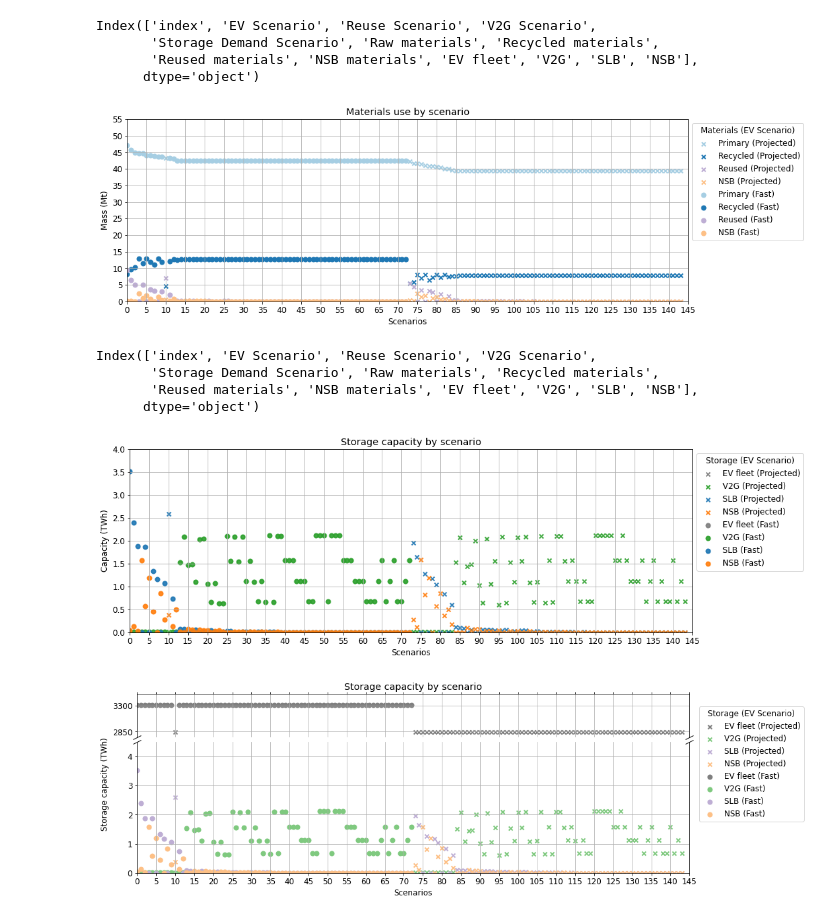
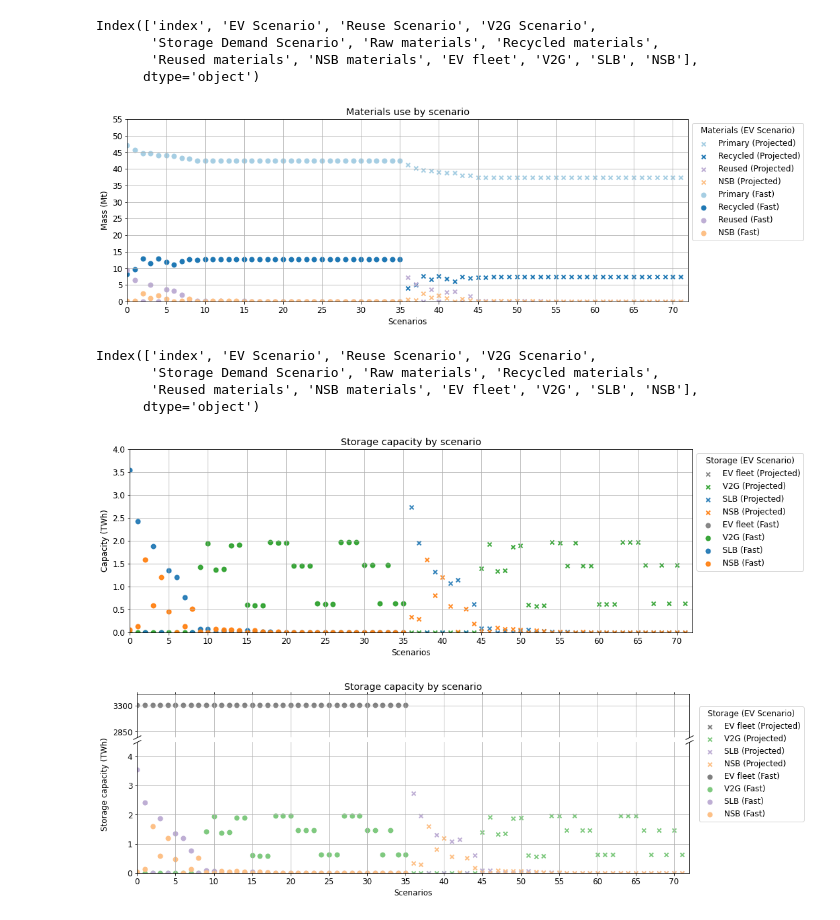
Before and after one commit to fernaag/V2G_in_EU, a Jupyter notebook: results/Manuscript/comparison_plots.ipynb, the cells around one changed output. Drawn from its saved outputs; the diff is of its cells as text; code cells hidden in the pictures.

```diff
--- a/results/Manuscript/comparison_plots.ipynb
+++ b/results/Manuscript/comparison_plots.ipynb
@@ -113,7 +113,7 @@ for ev_scenario in ['Slow EV', 'Fast EV']:
 # beautification
 plt.grid()
 plt.xticks(np.arange(0, 150, 5))
-plt.xlim((0, 145))
+plt.xlim((0, 72))
 plt.yticks(np.arange(0, 60, 5))
 plt.ylim((0,55))
 plt.xlabel('Scenarios')
@@ -122,7 +122,7 @@ plt.legend(loc = 'upper left', title = 'Materials (EV Scenario)', bbox_to_anchor
 plt.title('Materials use by scenario')
 plt.savefig('mass_by_scenario.png', dpi = 300, bbox_inches = 'tight')
 # %% [output]
-[figure, old version]
+[figure, new version]
 # %%
 df_ascend_rawm.columns
 # %% [output]
@@ -142,35 +142,35 @@ for ev_scenario in ['Slow EV', 'Fast EV']:
         pmarker = 'o'
         ev_label = 'Fast'
     for col in ['EV fleet', 'V2G', 'SLB', 'NSB']:
         if col == 'EV fleet':
             pcolor = 'tab:grey'
             plabel = 'EV fleet'
         if col == 'V2G':
             pcolor = 'tab:green'
             plabel = 'V2G'
         if col == 'SLB':
             pcolor = 'tab:blue'
             plabel = 'SLB'
         if col == 'NSB':
             pcolor = 'tab:orange'
             plabel = 'NSB'
         # plot
         plt.scatter(df_ascend_rawm.loc[df_ascend_rawm['EV Scenario'] == ev_scenario, col].index,\
                     df_ascend_rawm.loc[df_ascend_rawm['EV Scenario'] == ev_scenario, col].values/1000,\
                     marker = pmarker, label = plabel+' ('+ev_label+')', alpha = transp, linewidth = 2, c = pcolor)
 # beautification
 plt.grid()
 plt.xticks(np.arange(0, 150, 5))
-plt.xlim((0, 145))
+plt.xlim((0, 72))
 plt.yticks(np.arange(0, 5, 0.5))
 plt.ylim((0,4))
 plt.xlabel('Scenarios')
 plt.ylabel('Capacity (TWh)')
 plt.legend(loc = 'upper left', title = 'Storage (EV Scenario)', bbox_to_anchor=(1,1))
 plt.title('Storage capacity by scenario')
 plt.savefig('storage_capacity_by_scenario.png', dpi = 300, bbox_inches = 'tight')
 # %% [output]
-[figure, old version]
+[figure, new version]
 # %%
 # Plot (storage capacity) (https://matplotlib.org/stable/gallery/subplots_axes_and_figures/broken_axis.html,
 # https://thepythonyouneed.com/how-to-hide-the-axes-spines-of-a-plot-with-matplotlib-using-python/)
@@ -238,7 +238,7 @@ ax2.plot([0, 1], [1, 1], transform=ax2.transAxes, **kwargs)
 ax1.grid(), ax2.grid()
 ax1.set_yticks([2850, 3300])
 plt.xticks(np.arange(0, 150, 5))
-plt.xlim((0, 145))
+plt.xlim((0, 72))
 #plt.yticks(np.arange(0, 5, 0.5))
 #plt.ylim((0,3.5))
 plt.xlabel('Scenarios')
@@ -248,4 +248,4 @@ plt.legend(loc = 'upper left', title = 'Storage (EV Scenario)', bbox_to_anchor=(
 ax1.set_title('Storage capacity by scenario')
 plt.savefig('storage_capacity_by_scenario.png', dpi = 300, bbox_inches = 'tight')
 # %% [output]
-[figure, old version]
+[figure, new version]
```
Also changed, not shown: parts of 1 cell of this notebook, 12 other files.
